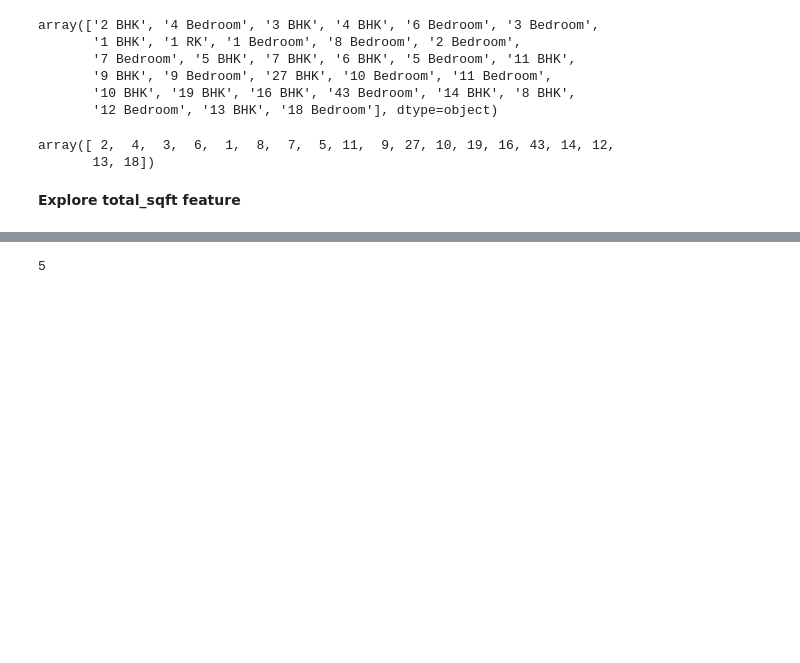
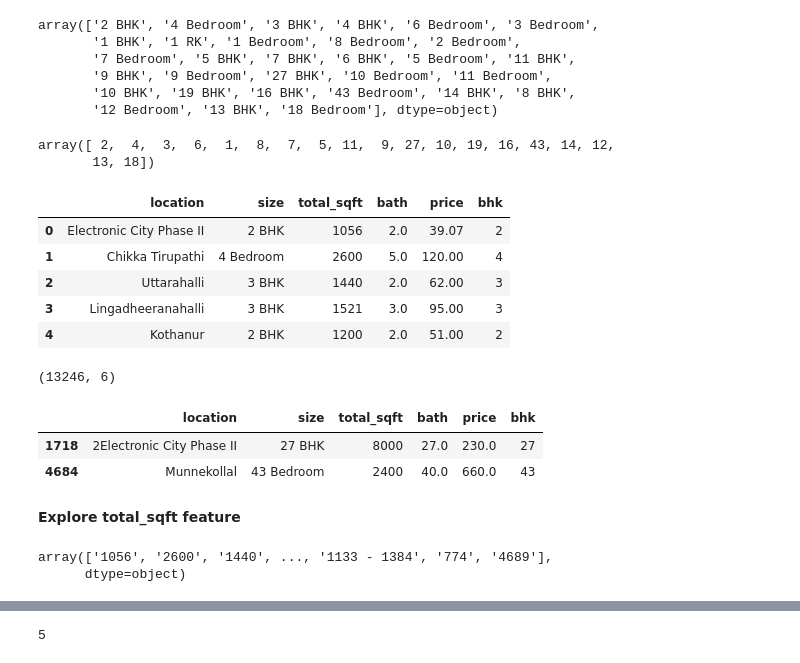
Before and after one commit to haftom2012/ML, a Jupyter notebook: BangloreHomePrices/model/banglore_home_prices_final.ipynb, the cells around one changed output, grey strips where cells are left out. Cells and saved outputs as stored; diff of their text form; code cells hidden in the pictures; blank space fills up the shorter version.

```diff
--- a/BangloreHomePrices/model/banglore_home_prices_final.ipynb
+++ b/BangloreHomePrices/model/banglore_home_prices_final.ipynb
@@ -127,6 +128,36 @@ df3['bhk'].unique()
 # %% [output]
 array([ 2,  4,  3,  6,  1,  8,  7,  5, 11,  9, 27, 10, 19, 16, 43, 14, 12,
        13, 18])
+# %%
+# new column bhk is added
+df3.head()
+# %% [output]
+|  | location | size | total_sqft | bath | price | bhk |
+| 0 | Electronic City Phase II | 2 BHK | 1056 | 2.0 | 39.07 | 2 |
+| 1 | Chikka Tirupathi | 4 Bedroom | 2600 | 5.0 | 120.00 | 4 |
+| 2 | Uttarahalli | 3 BHK | 1440 | 2.0 | 62.00 | 3 |
+| 3 | Lingadheeranahalli | 3 BHK | 1521 | 3.0 | 95.00 | 3 |
+| 4 | Kothanur | 2 BHK | 1200 | 2.0 | 51.00 | 2 |
+# %%
+df3.shape
+# %% [output]
+(13246, 6)
+# %%
+# total_sqft vs bhk miss match
+# see that 8000 sqft has 27 bhk
+# but 2400 sqft has 43 bhk which small area but large number of bedrooms
+# is this data true
+# I guess it may be wrong data
+df3[df3['bhk']>20]
+# %% [output]
+|  | location | size | total_sqft | bath | price | bhk |
+| 1718 | 2Electronic City Phase II | 27 BHK | 8000 | 27.0 | 230.0 | 27 |
+| 4684 | Munnekollal | 43 Bedroom | 2400 | 40.0 | 660.0 | 43 |
 # %% [markdown]
 **Explore total_sqft feature**
+# %%
+df3.total_sqft.unique()
+# %% [output]
+array(['1056', '2600', '1440', ..., '1133 - 1384', '774', '4689'],
+      dtype=object)
 # %%
```
Also changed, not shown: parts of 6 cells of this notebook.
